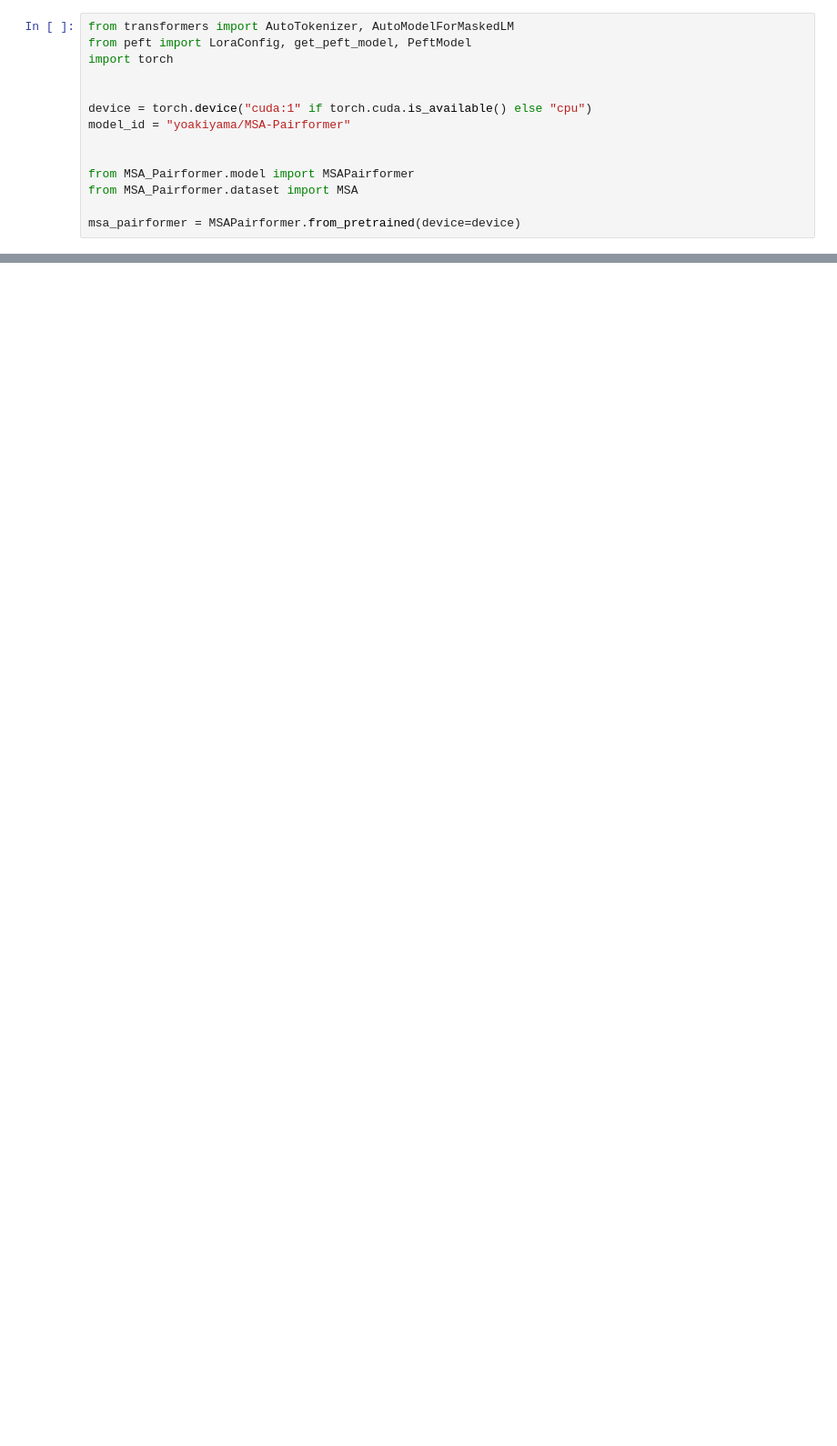
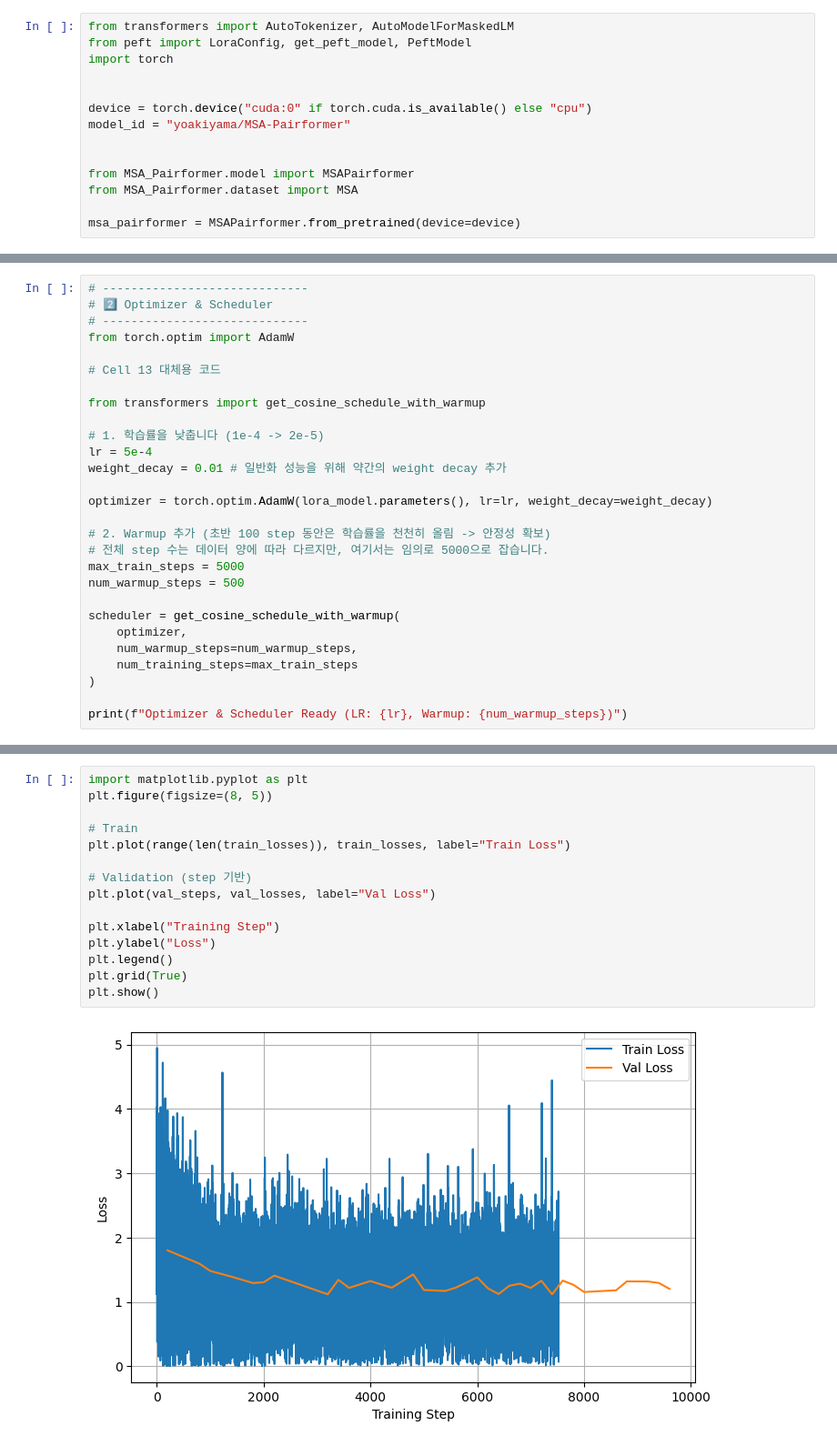
Before and after one commit to kimyoosun/pairformer, a Jupyter notebook: MSA_PEFT.ipynb, the cells around one changed output, grey strips where cells are left out. Shown at 91% size. Saved outputs shown, nothing was run; the diff lists cells and outputs as text; blank space fills up the shorter version.

```diff
--- a/MSA_PEFT.ipynb
+++ b/MSA_PEFT.ipynb
@@ -4,7 +4,7 @@ from peft import LoraConfig, get_peft_model, PeftModel
 import torch
 
 
-device = torch.device("cuda:1" if torch.cuda.is_available() else "cpu")
+device = torch.device("cuda:0" if torch.cuda.is_available() else "cpu")
 model_id = "yoakiyama/MSA-Pairformer"
 
 
@@ -239,0 +328,28 @@ OutOfMemoryError: CUDA out of memory. Tried to allocate 30.00 MiB. GPU 0 has a t
+# %%
+# -----------------------------
+# 2️⃣ Optimizer & Scheduler
+# -----------------------------
+from torch.optim import AdamW
+
+# Cell 13 대체용 코드
+
+from transformers import get_cosine_schedule_with_warmup
+
+# 1. 학습률을 낮춥니다 (1e-4 -> 2e-5)
+lr = 5e-4
+weight_decay = 0.01 # 일반화 성능을 위해 약간의 weight decay 추가
+
+optimizer = torch.optim.AdamW(lora_model.parameters(), lr=lr, weight_decay=weight_decay)
+
+# 2. Warmup 추가 (초반 100 step 동안은 학습률을 천천히 올림 -> 안정성 확보)
+# 전체 step 수는 데이터 양에 따라 다르지만, 여기서는 임의로 5000으로 잡습니다.
+max_train_steps = 5000
+num_warmup_steps = 500
+
+scheduler = get_cosine_schedule_with_warmup(
+    optimizer,
+    num_warmup_steps=num_warmup_steps,
+    num_training_steps=max_train_steps
+)
+
+print(f"Optimizer & Scheduler Ready (LR: {lr}, Warmup: {num_warmup_steps})")
@@ -239,0 +678,17 @@ OutOfMemoryError: CUDA out of memory. Tried to allocate 30.00 MiB. GPU 0 has a t
+# %%
+import matplotlib.pyplot as plt
+plt.figure(figsize=(8, 5))
+
+# Train
+plt.plot(range(len(train_losses)), train_losses, label="Train Loss")
+
+# Validation (step 기반)
+plt.plot(val_steps, val_losses, label="Val Loss")
+
+plt.xlabel("Training Step")
+plt.ylabel("Loss")
+plt.legend()
+plt.grid(True)
+plt.show()
+# %% [output]
+[figure, added]
```
Also changed, not shown: parts of 21 cells of this notebook, 5 other files.
